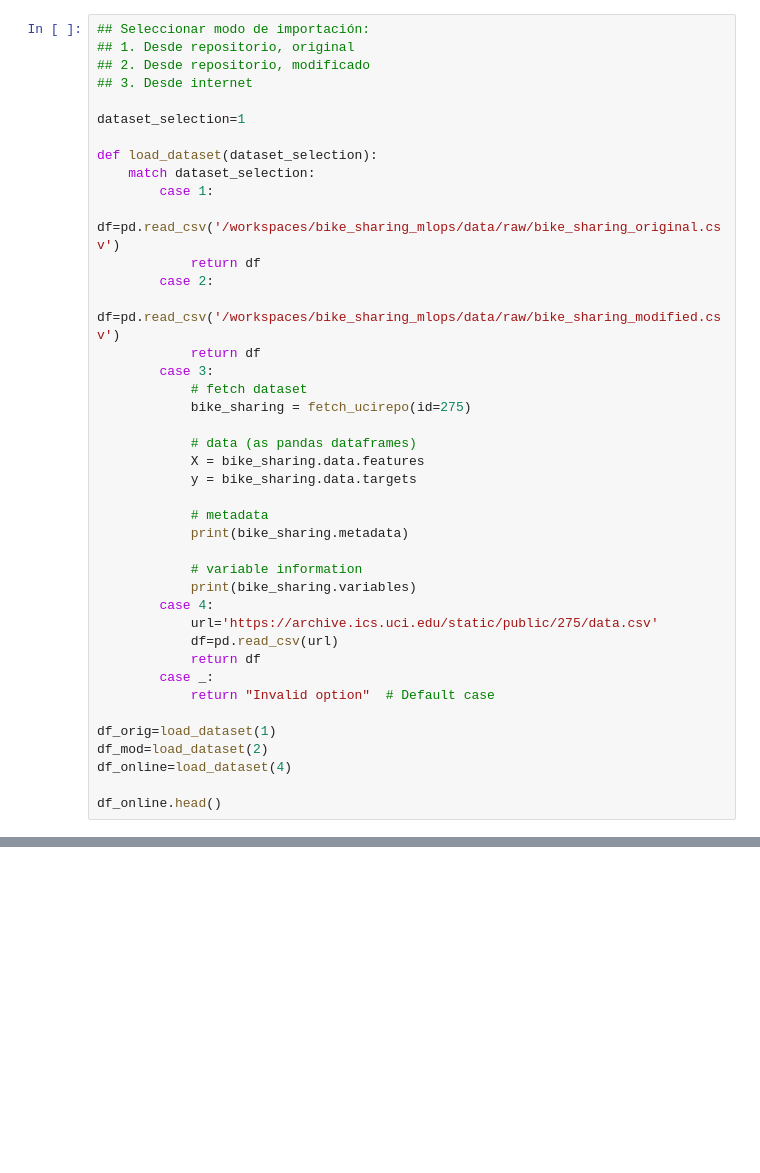
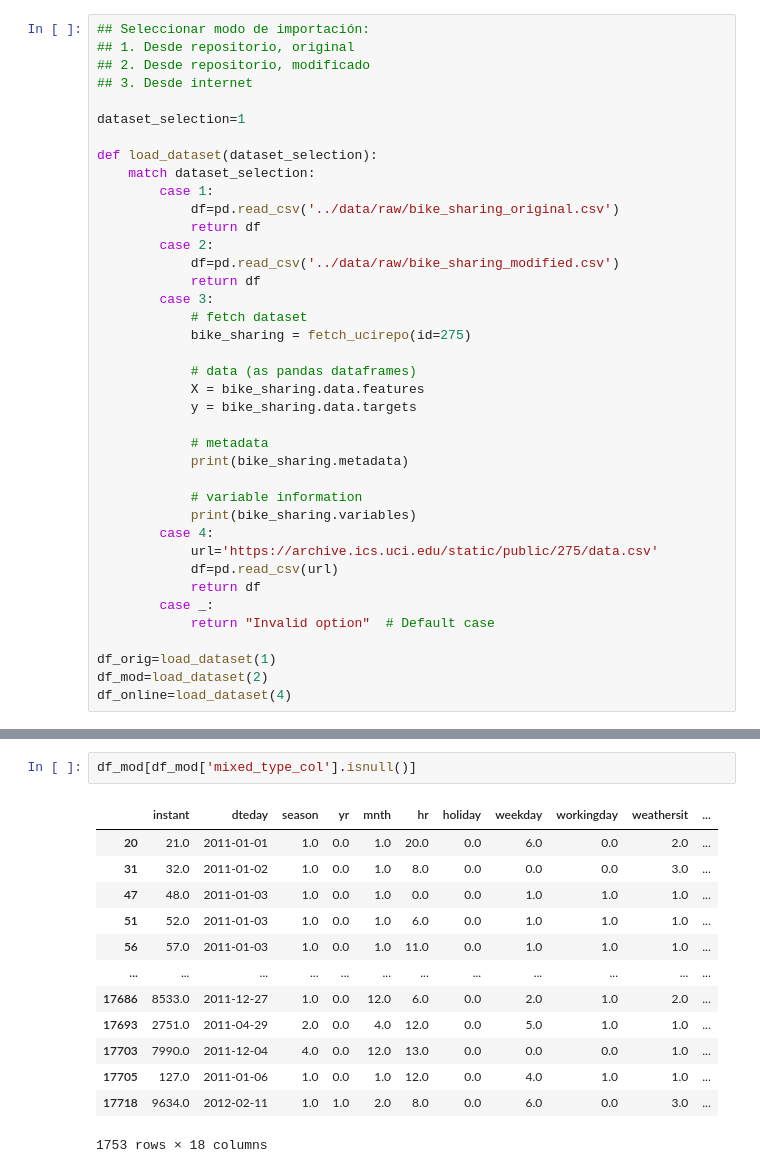
Before and after one commit to alcalderagl/bike_sharing_mlops, a Jupyter notebook: notebooks/00_eda.ipynb, the cells around one changed output, grey strips where cells are left out. Drawn from its saved outputs; the diff is of its cells as text; blank space fills up the shorter version.

```diff
--- a/notebooks/00_eda.ipynb
+++ b/notebooks/00_eda.ipynb
@@ -23,10 +32,10 @@ dataset_selection=1
 def load_dataset(dataset_selection):
     match dataset_selection:
         case 1:
-            df=pd.read_csv('/workspaces/bike_sharing_mlops/data/raw/bike_sharing_original.csv')
+            df=pd.read_csv('../data/raw/bike_sharing_original.csv')
             return df
         case 2:
-            df=pd.read_csv('/workspaces/bike_sharing_mlops/data/raw/bike_sharing_modified.csv')
+            df=pd.read_csv('../data/raw/bike_sharing_modified.csv')
             return df
         case 3:
             # fetch dataset
@@ -51,5 +60,3 @@ def load_dataset(dataset_selection):
 df_orig=load_dataset(1)
 df_mod=load_dataset(2)
 df_online=load_dataset(4)
-
-df_online.head()
@@ -62,0 +209,16 @@ df_online.head()
+# %%
+df_mod[df_mod['mixed_type_col'].isnull()]
+# %% [output]
+|  | instant | dteday | season | yr | mnth | hr | holiday | weekday | workingday | weathersit | ... |
+| 20 | 21.0 | 2011-01-01 | 1.0 | 0.0 | 1.0 | 20.0 | 0.0 | 6.0 | 0.0 | 2.0 | ... |
+| 31 | 32.0 | 2011-01-02 | 1.0 | 0.0 | 1.0 | 8.0 | 0.0 | 0.0 | 0.0 | 3.0 | ... |
+| 47 | 48.0 | 2011-01-03 | 1.0 | 0.0 | 1.0 | 0.0 | 0.0 | 1.0 | 1.0 | 1.0 | ... |
+| 51 | 52.0 | 2011-01-03 | 1.0 | 0.0 | 1.0 | 6.0 | 0.0 | 1.0 | 1.0 | 1.0 | ... |
+| 56 | 57.0 | 2011-01-03 | 1.0 | 0.0 | 1.0 | 11.0 | 0.0 | 1.0 | 1.0 | 1.0 | ... |
+| ... | ... | ... | ... | ... | ... | ... | ... | ... | ... | ... | ... |
+| 17686 | 8533.0 | 2011-12-27 | 1.0 | 0.0 | 12.0 | 6.0 | 0.0 | 2.0 | 1.0 | 2.0 | ... |
+| 17693 | 2751.0 | 2011-04-29 | 2.0 | 0.0 | 4.0 | 12.0 | 0.0 | 5.0 | 1.0 | 1.0 | ... |
+| 17703 | 7990.0 | 2011-12-04 | 4.0 | 0.0 | 12.0 | 13.0 | 0.0 | 0.0 | 0.0 | 1.0 | ... |
+| 17705 | 127.0 | 2011-01-06 | 1.0 | 0.0 | 1.0 | 12.0 | 0.0 | 4.0 | 1.0 | 1.0 | ... |
+| 17718 | 9634.0 | 2012-02-11 | 1.0 | 1.0 | 2.0 | 8.0 | 0.0 | 6.0 | 0.0 | 3.0 | ... |
+1753 rows × 18 columns
```
Also changed, not shown: parts of 21 cells of this notebook, 2 other files.
